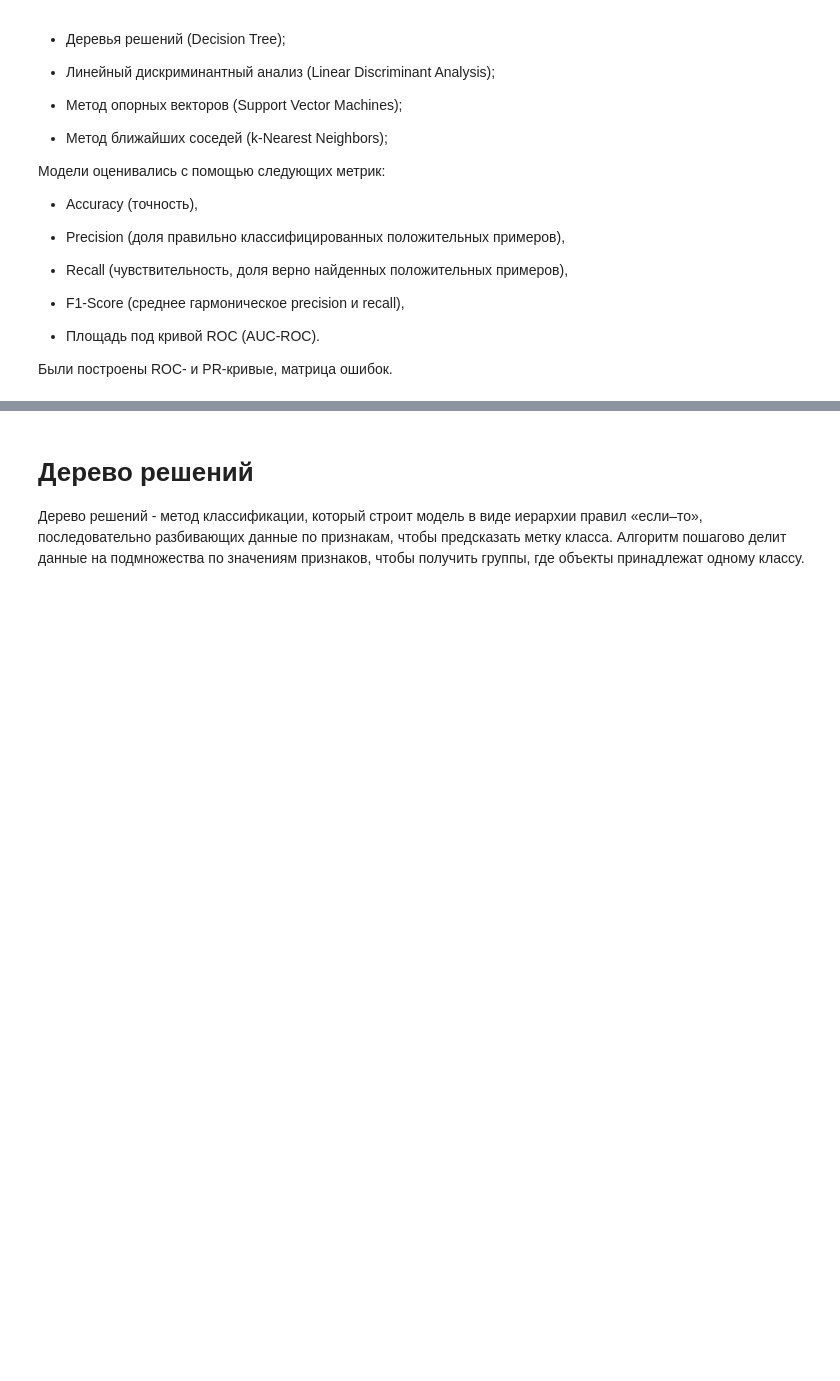
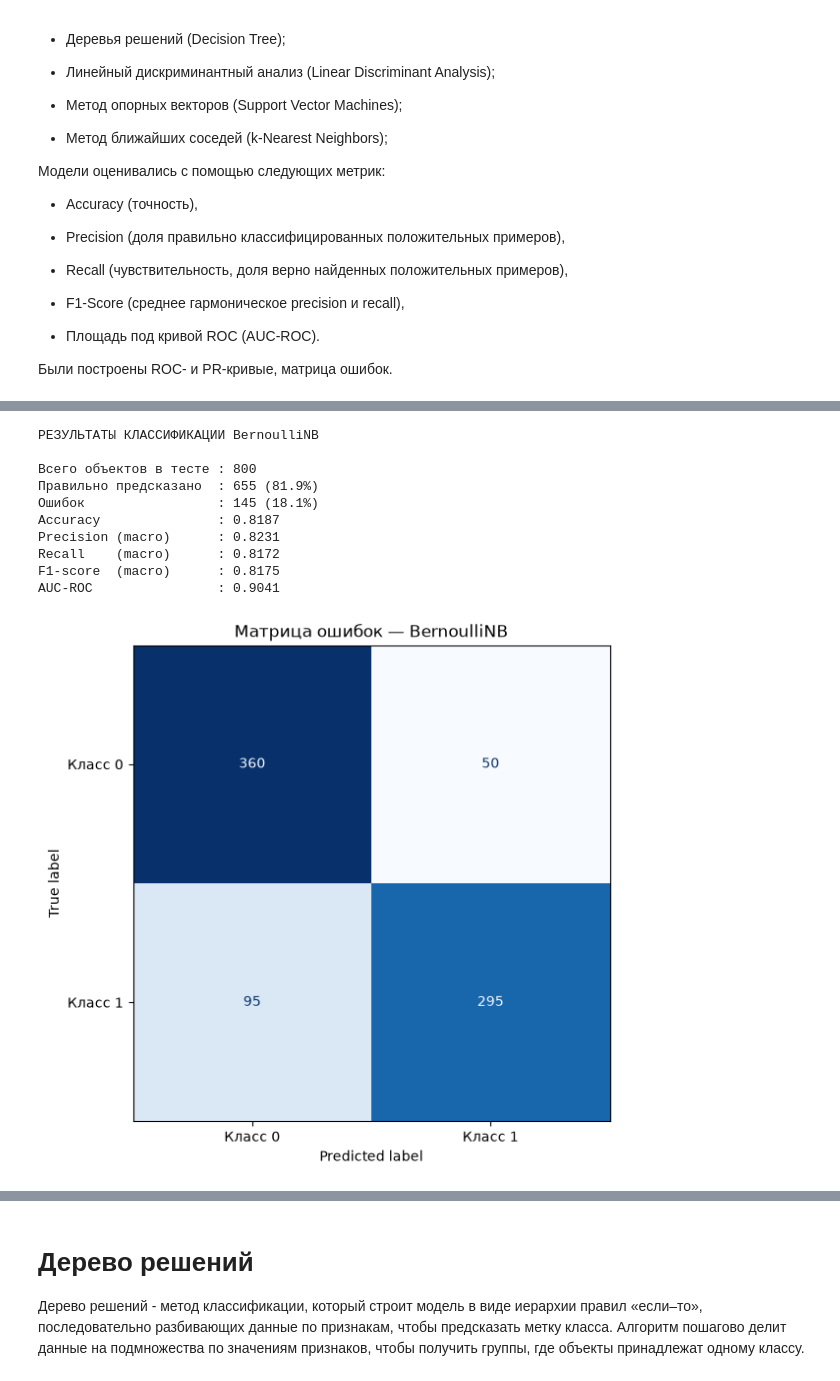
Before and after one commit to DariaNoImagination/AI-Lab2, a Jupyter notebook: Lab2.ipynb, the cells around one changed output, grey strips where cells are left out. Saved outputs shown, nothing was run; the diff lists cells and outputs as text; code cells hidden in the pictures; blank space fills up the shorter version.

```diff
--- a/Lab2.ipynb
+++ b/Lab2.ipynb
@@ -627,0 +746,17 @@ AUC-ROC                : 0.8010
+# %%
+
+bnb = BernoulliNB()
+y_pred = bnb.fit(X_train, y_train).predict(X_test)
+print_metrics_and_confusionmatrix(bnb, y_pred, y_test, "BernoulliNB", X_test)
+# %% [output]
+РЕЗУЛЬТАТЫ КЛАССИФИКАЦИИ BernoulliNB
+
+Всего объектов в тесте : 800
+Правильно предсказано  : 655 (81.9%)
+Ошибок                 : 145 (18.1%)
+Accuracy               : 0.8187
+Precision (macro)      : 0.8231
+Recall    (macro)      : 0.8172
+F1-score  (macro)      : 0.8175
+AUC-ROC                : 0.9041
+[figure, added]
```
Also changed, not shown: parts of 45 cells of this notebook, 7 other files.
